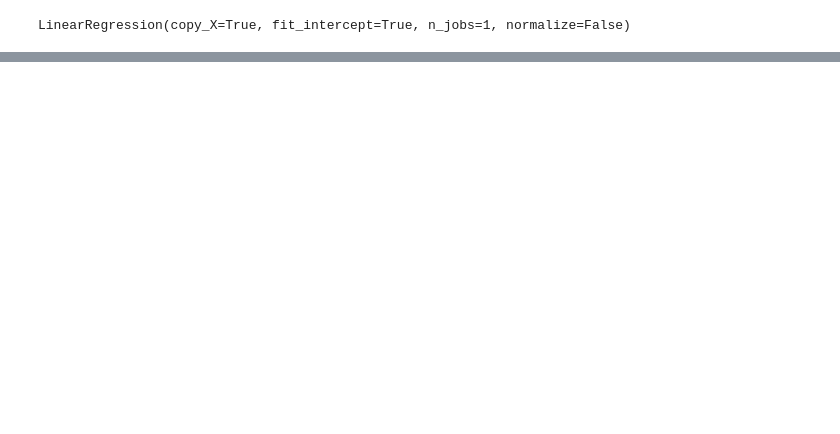
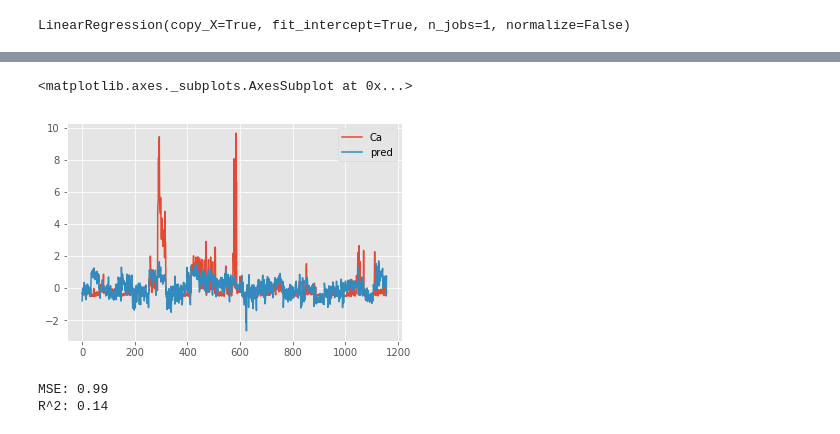
Before and after one commit to MoreCoffee12/SpectrumML, a Jupyter notebook: spectrum_africa.ipynb, the cells around one changed output, grey strips where cells are left out. Saved outputs shown, nothing was run; the diff lists cells and outputs as text; code cells hidden in the pictures; blank space fills up the shorter version.

```diff
--- a/spectrum_africa.ipynb
+++ b/spectrum_africa.ipynb
@@ -105,0 +134,4 @@ LinearRegression(copy_X=True, fit_intercept=True, n_jobs=1, normalize=False)
+# %%
+mlp = MLPRegressor(hidden_layer_sizes=(30,), alpha=0.001)
+# %%
+mlp.fit(df_final[lst_train_x].values, df_final[lst_train_y].values.ravel())
@@ -105,0 +146,13 @@ LinearRegression(copy_X=True, fit_intercept=True, n_jobs=1, normalize=False)
+# %%
+df_final['pred'] = mlp.predict(df_final[lst_train_x].values)
+# %%
+df_final[['Ca','pred']].plot()
+# %% [output]
+<matplotlib.axes._subplots.AxesSubplot at 0x...>
+[figure, added]
+# %%
+print("MSE: {0:0.2f}".format(mean_squared_error(df_final[lst_train_y].values, df_final['pred'].values)))
+print("R^2: {0:0.2f}".format(r2_score(df_final[lst_train_y].values, df_final['pred'].values)))
+# %% [output]
+MSE: 0.99
+R^2: 0.14
```
Also changed, not shown: parts of 14 cells of this notebook.
